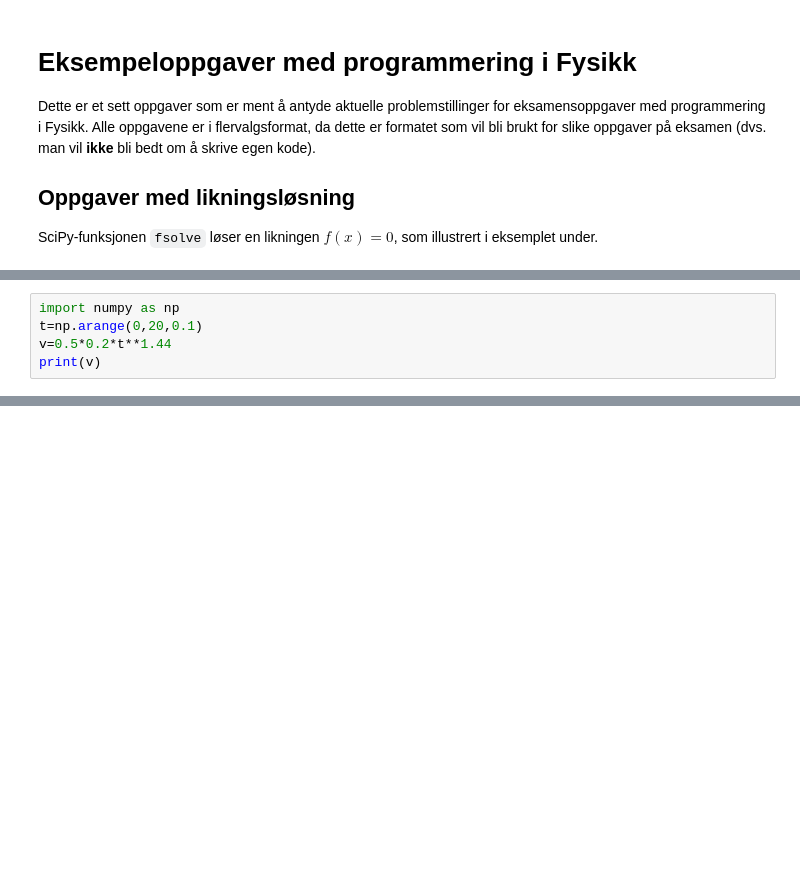
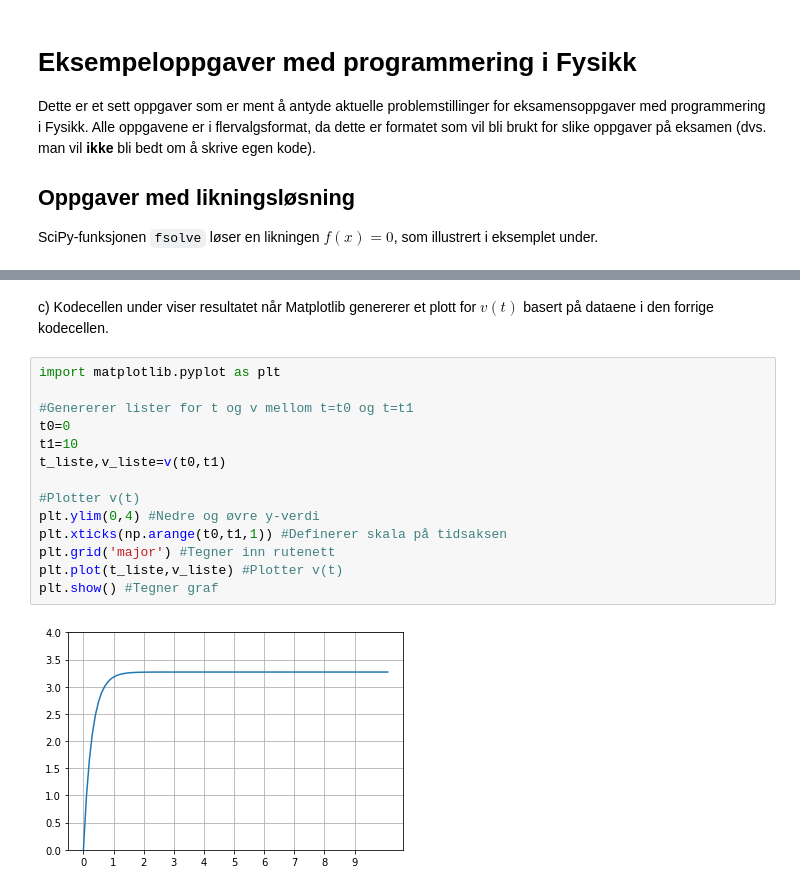
Before and after one commit to kbjorkli/programmeringsoppgaver, a Jupyter notebook: eksempler_programmeringsoppgaver_fysikk.ipynb, the cells around one changed output, grey strips where cells are left out. Saved outputs shown, nothing was run; the diff lists cells and outputs as text; blank space fills up the shorter version.

```diff
--- a/eksempler_programmeringsoppgaver_fysikk.ipynb
+++ b/eksempler_programmeringsoppgaver_fysikk.ipynb
@@ -124,5 +7,0 @@ print(I)
-# %%
-import numpy as np
-t=np.arange(0,20,0.1)
-v=0.5*0.2*t**1.44
-print(v)
@@ -215,0 +391,18 @@ while(t<t1):
+# %% [markdown]
+c) Kodecellen under viser resultatet når Matplotlib genererer et plott for $v(t)$ basert på dataene i den forrige kodecellen.
+# %%
+import matplotlib.pyplot as plt
+
+#Genererer lister for t og v mellom t=t0 og t=t1
+t0=0
+t1=10
+t_liste,v_liste=v(t0,t1)
+
+#Plotter v(t)
+plt.ylim(0,4) #Nedre og øvre y-verdi
+plt.xticks(np.arange(t0,t1,1)) #Definerer skala på tidsaksen
+plt.grid('major') #Tegner inn rutenett
+plt.plot(t_liste,v_liste) #Plotter v(t)
+plt.show() #Tegner graf
+# %% [output]
+[figure, added]
```
Also changed, not shown: parts of 43 cells of this notebook, 5 other files.
